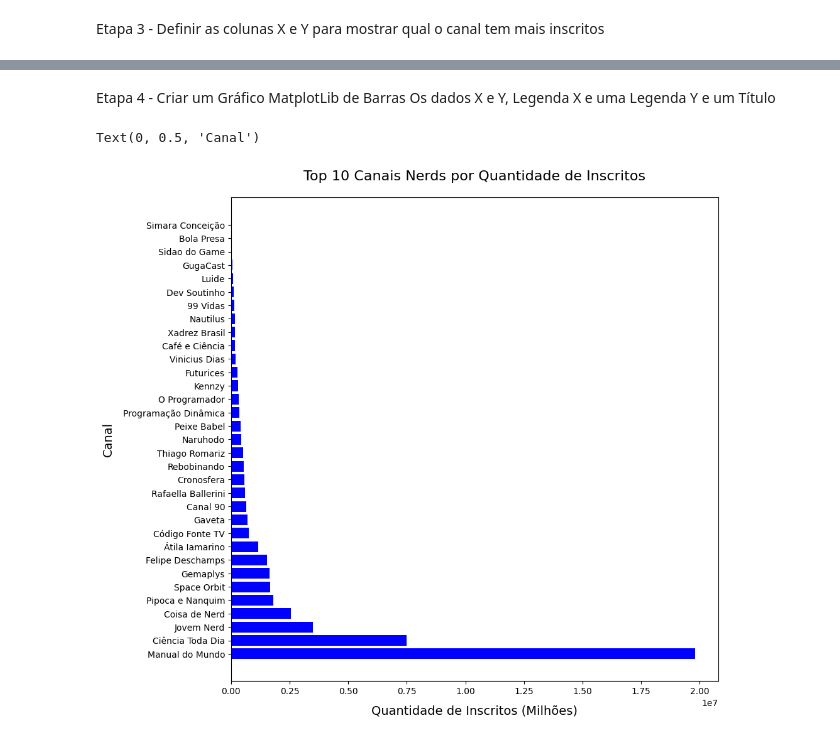
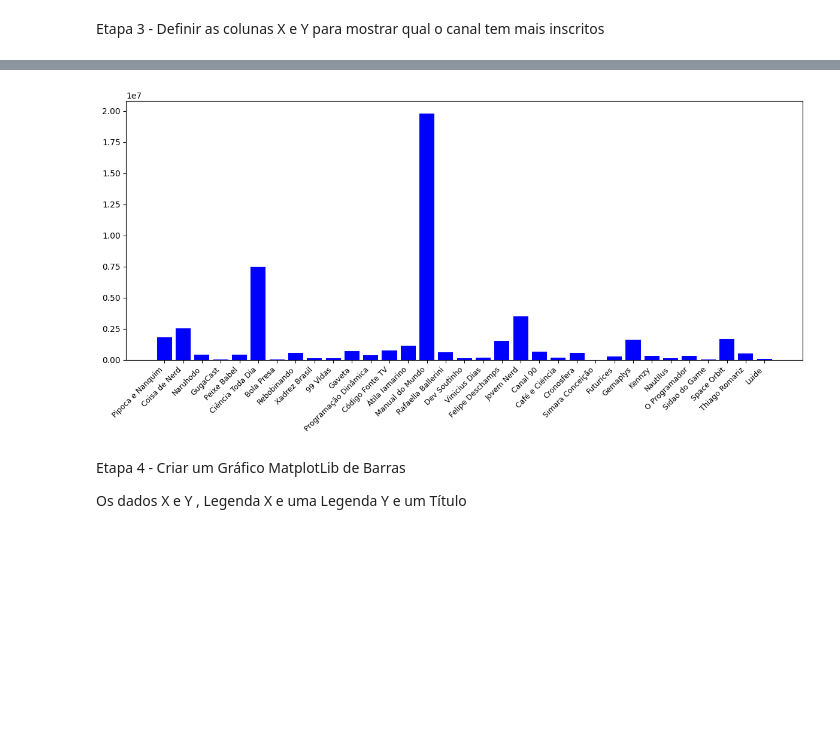
Before and after one commit to MarksAurelio/Tecnico_em_Inteligencia_Artificial, a Jupyter notebook: UC3/situacao_aprendizagem_01.ipynb, the cells around one changed output, grey strips where cells are left out. Cells and saved outputs as stored; diff of their text form; code cells hidden in the pictures; blank space fills up the shorter version.

```diff
--- a/UC3/situacao_aprendizagem_01.ipynb
+++ b/UC3/situacao_aprendizagem_01.ipynb
@@ -9,5 +8,3 @@ import numpy as np
 url = ("canaisnerds.csv")
 # %%
 df = pd.read_csv("canaisnerds.csv", sep=";")
-# %%
-df = pd.read_csv(url, sep=";")
@@ -60,0 +42,3 @@ None
+# %%
+# Quero criar um novo dataframe que vai retirar a coluna endereço do canal
+df_novo = df.drop(columns=['endereço'])
@@ -60,0 +54,5 @@ None
+# %%
+# Quero renomear a coluna qtde_inscritos(aprox.) para qtde_inscritos
+df_novo = df_novo.rename(columns={'qtde_inscritos (aprox.)': 'qtde_inscritos'})
+# nao renomeou que erro ocorreu aruma ai
+df_novo.head()
@@ -77,0 +125,17 @@ df_sorted.head()
+# %%
+def converter_inscritos(valor):
+    if isinstance(valor, str):
+        valor = valor.upper().replace(',', '.')
+        if 'M' in valor:
+            return float(valor.replace('M', '')) * 1_000_000
+        elif 'K' in valor:
+            return float(valor.replace('K', '')) * 1_000
+        elif 'B' in valor:
+            return float(valor.replace('B', '')) * 1_000_000_000
+    try:
+        return float(valor)
+    except:
+        return 0 # Ou trate o erro como preferir
+
+# Aplique a função ao seu DataFrame
+df_novo['qtde_inscritos'] = df_novo['qtde_inscritos'].apply(converter_inscritos)
@@ -78,3 +178,13 @@ df_sorted.head()
+# %%
+df_novo.head()
+plt.figure(figsize=(12,6))
+plt.bar(df_novo['canal'], df_novo['qtde_inscritos'], color='blue')
+plt.xticks(rotation=45, ha='right', fontsize=9) # rotaciona e alinha à direita
+plt.tight_layout() # ajusta margens para caber texto
+plt.show()
+# %% [output]
+[figure, added]
 # %% [markdown]
 Etapa 4 - Criar um Gráfico MatplotLib de Barras
-Os dados X e Y, Legenda X e uma Legenda Y e um Título
+
+Os dados X e Y , Legenda X e uma Legenda Y e um Título
@@ -83,19 +194,0 @@ import matplotlib.pyplot as plt
-# %%
-# df_sorted.plot(df_sorted['canal'],df_sorted['qtde_inscritos_num'],kind='barh', figsize=(14, 10), color='green')
-from matplotlib import ticker
-
-
-plt.figure(figsize=(10,10)) # Aumente o tamanho para mais espaço
-plt.barh(df_sorted['canal'], df_sorted['qtde_inscritos_num'], color='blue')
-formatter = ticker.FuncFormatter(lambda x, p: format(int(x), ',').replace(',', '.'))
-# Título
-plt.title('Top 10 Canais Nerds por Quantidade de Inscritos', fontsize=16, pad=20)
-
-# Legenda X (Eixo Horizontal - Valores)
-plt.xlabel('Quantidade de Inscritos (Milhões)', fontsize=14, labelpad=10)
-
-# Legenda Y (Eixo Vertical - Categorias)
-plt.ylabel('Canal', fontsize=14, labelpad=10)
-# %% [output]
-Text(0, 0.5, 'Canal')
-[figure, removed]
```
Also changed, not shown: parts of 25 cells of this notebook.
